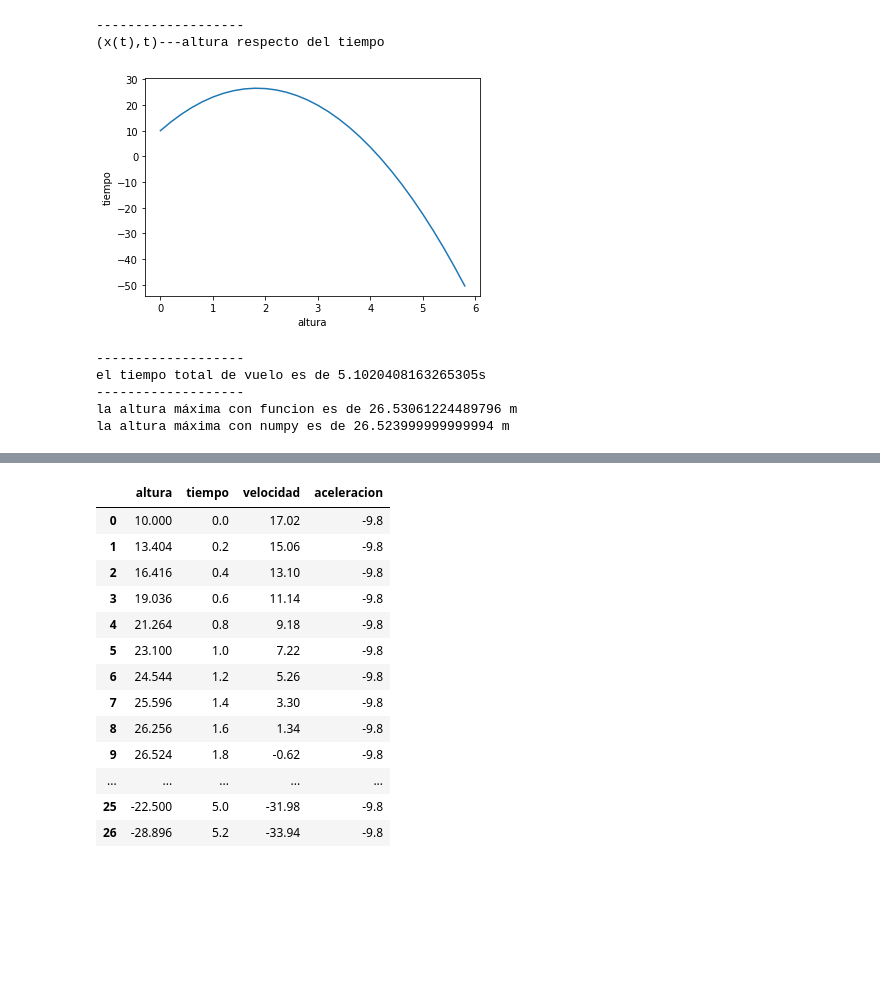
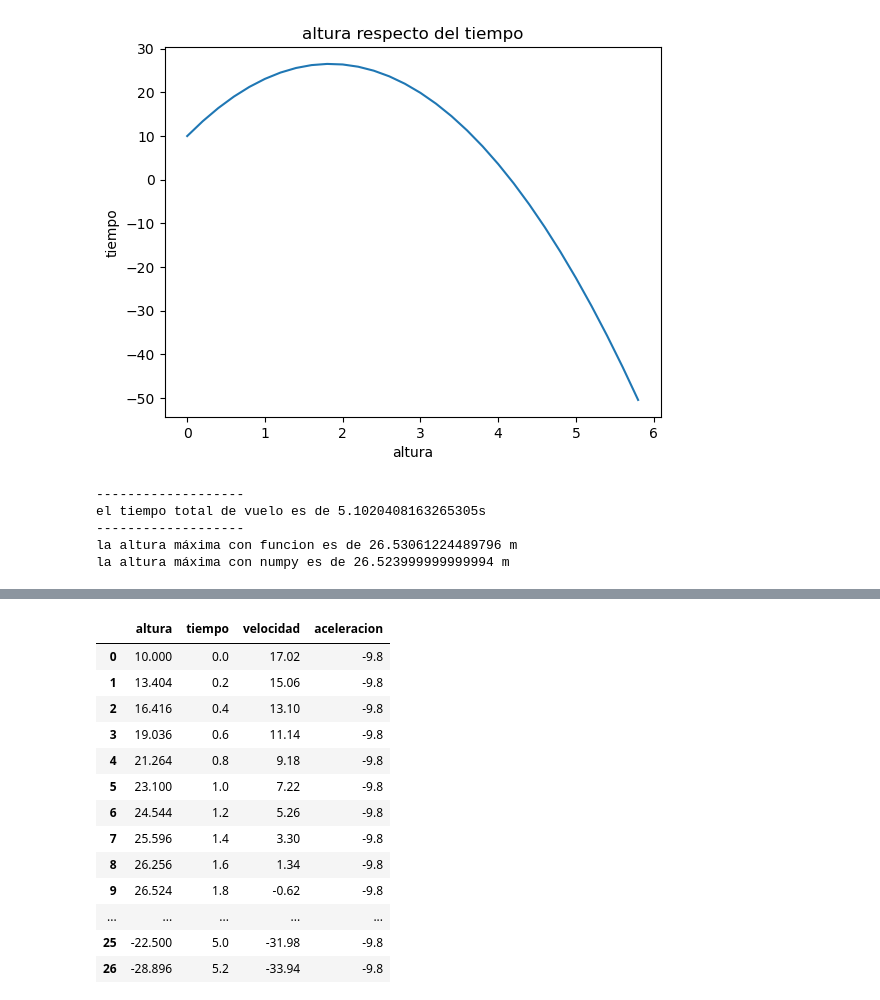
Before and after one commit to dai-dominikow/INSPT-computacion3, a Jupyter notebook: Trabajos-practicos/Tp2 - Derivadas Integrales.ipynb, the cells around one changed output, grey strips where cells are left out. Cells and saved outputs as stored; diff of their text form; code cells hidden in the pictures; blank space fills up the shorter version.

```diff
--- a/Trabajos-practicos/Tp2 - Derivadas Integrales.ipynb
+++ b/Trabajos-practicos/Tp2 - Derivadas Integrales.ipynb
@@ -6,63 +11,46 @@ import matplotlib.pyplot as plt
 # %%
-
-t = np.arange(0,6,0.2)
-y0 = 10
-v0 = 18
-
-
 def tiroVertical(t,y0,v0):
   g=-9.8
-  y=y0+v0*t+(g/2)*t**2
+  y = y0+v0*t+(g/2)*t**2
   return y
 
 #la altura respecto del tiempo
-print('-------------------')
 
 x=tiroVertical(t,y0,v0)
 plt.xlabel('altura')
 plt.ylabel('tiempo')
 plt.plot(t,x)
-print('(x(t),t)---altura respecto del tiempo')
-
+plt.title('altura respecto del tiempo')
 plt.show()
 
 #el tiempo de vuelo
-
-print('-------------------')
 
 def tiempoVuelo(v0,y0):
   g=-9.8
   tv1=2*(v0/abs(g))
   if abs(y0) >0:
     tv2= math.sqrt((2*y0)/abs(g))
   else:
     tv2=0
   tv = tv1+tv2
   return tv
-
 print('el tiempo total de vuelo es de ' + str(tiempoVuelo(v0,y0)) +'s')
 
 #la altura máxima
 
-print('-------------------')
-
 def alturaMax(v0,y0):
   g=-9.8
-  h_max=y0 + (-v0**2)/(2*g)
+  h_max=y0 +(-v0**2)/(2*g)
   return h_max
-
 print('la altura máxima con funcion es de ' + str(alturaMax(v0,y0)) +' m')
 
 h_max2=np.max(x)
-
 print('la altura máxima con numpy es de ' + str(h_max2) +' m')
 # %% [output]
+[figure, new version]
 -------------------
-(x(t),t)---altura respecto del tiempo
+el tiempo total de vuelo es de 5.1020408163265305s
+-------------------
+la altura máxima con funcion es de 26.53061224489796 m
+la altura máxima con numpy es de 26.523999999999994 m
-[figure, old version]
--------------------
-el tiempo total de vuelo es de 5.1020408163265305s
--------------------
-la altura máxima con funcion es de 26.53061224489796 m
-la altura máxima con numpy es de 26.523999999999994 m
 # %%
```
Also changed, not shown: parts of 6 cells of this notebook.
